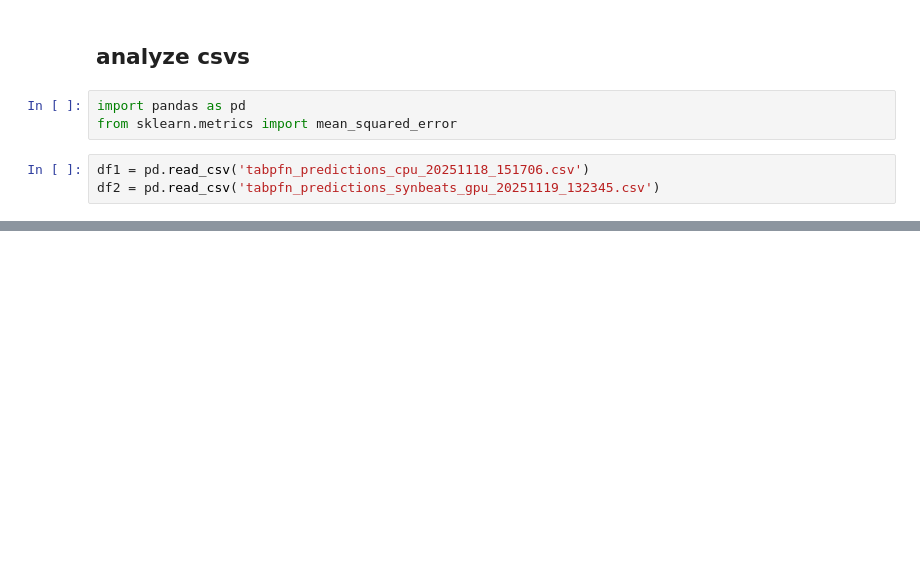
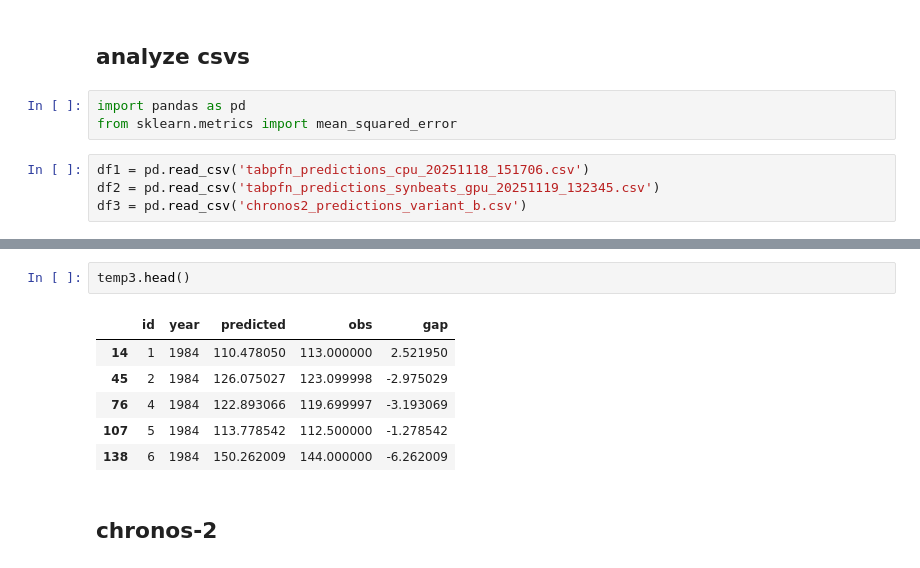
Before and after one commit to salilgoyal/SyNBEATS_tabpfn, a Jupyter notebook: tabpfn/tabpfn.ipynb, the cells around one changed output, grey strips where cells are left out. Saved outputs shown, nothing was run; the diff lists cells and outputs as text; blank space fills up the shorter version.

```diff
--- a/tabpfn/tabpfn.ipynb
+++ b/tabpfn/tabpfn.ipynb
@@ -543,3 +543,4 @@ from sklearn.metrics import mean_squared_error
 # %%
 df1 = pd.read_csv('tabpfn_predictions_cpu_20251118_151706.csv')
 df2 = pd.read_csv('tabpfn_predictions_synbeats_gpu_20251119_132345.csv')
+df3 = pd.read_csv('chronos2_predictions_variant_b.csv')
@@ -579,0 +585,11 @@ temp2.head()
+# %%
+temp3.head()
+# %% [output]
+|  | id | year | predicted | obs | gap |
+| 14 | 1 | 1984 | 110.478050 | 113.000000 | 2.521950 |
+| 45 | 2 | 1984 | 126.075027 | 123.099998 | -2.975029 |
+| 76 | 4 | 1984 | 122.893066 | 119.699997 | -3.193069 |
+| 107 | 5 | 1984 | 113.778542 | 112.500000 | -1.278542 |
+| 138 | 6 | 1984 | 150.262009 | 144.000000 | -6.262009 |
+# %% [markdown]
+## chronos-2
```
Also changed, not shown: parts of 17 cells of this notebook, 2 other files.
